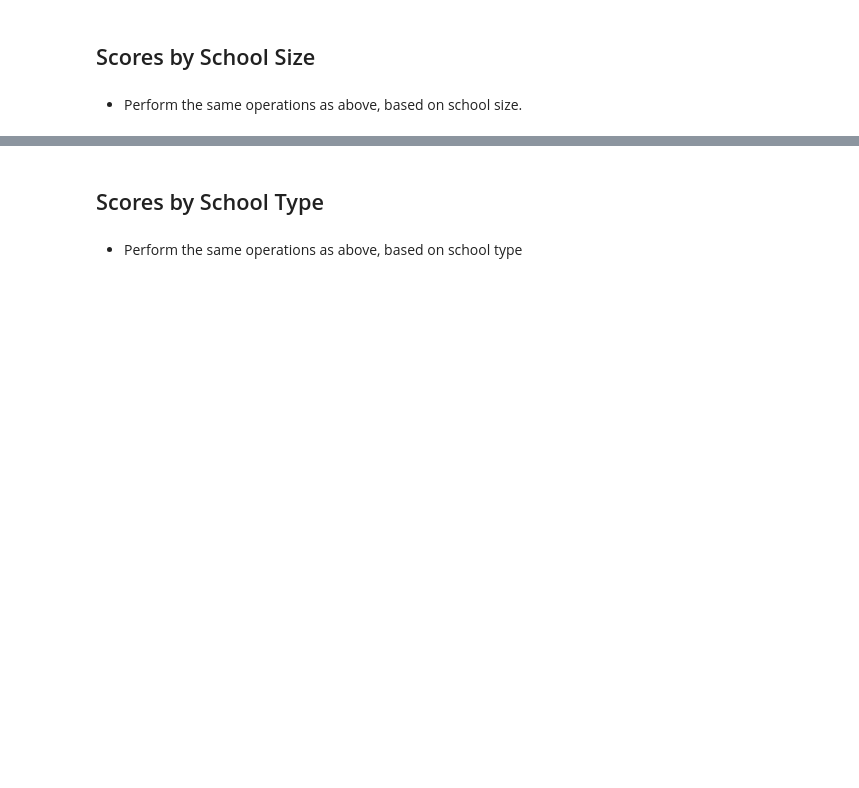
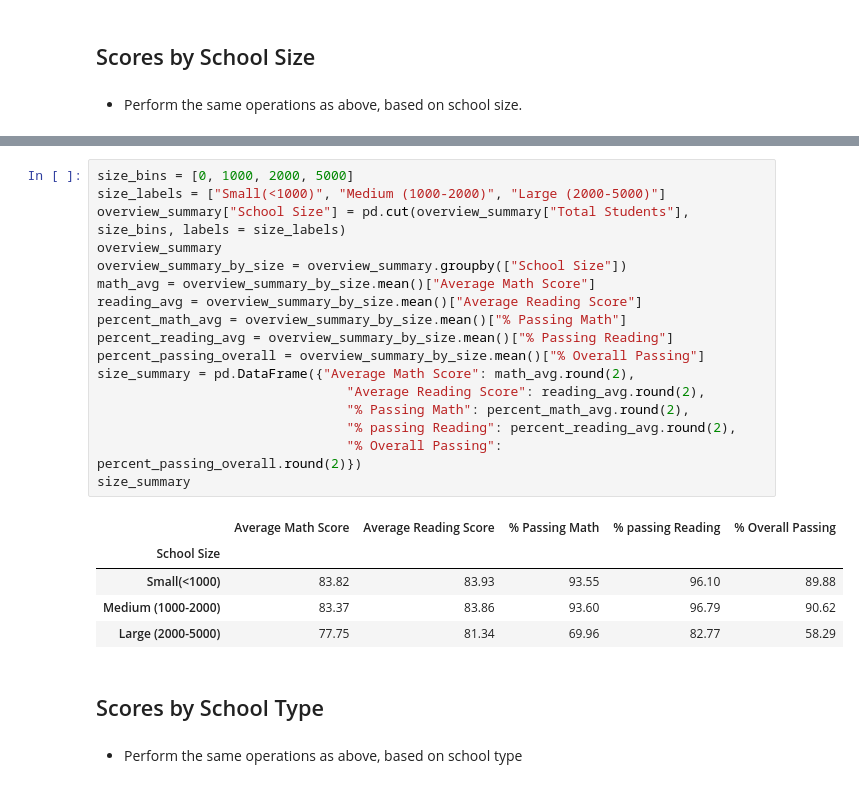
Before and after one commit to shreeniv/pandas-challenge, a Jupyter notebook: PyCitySchools/PyCitySchools_starter-Copy1.ipynb, the cells around one changed output, grey strips where cells are left out. Drawn from its saved outputs; the diff is of its cells as text; blank space fills up the shorter version.

```diff
--- a/PyCitySchools/PyCitySchools_starter-Copy1.ipynb
+++ b/PyCitySchools/PyCitySchools_starter-Copy1.ipynb
@@ -289,3 +311,26 @@ reading_grade
+# %%
+size_bins = [0, 1000, 2000, 5000]
+size_labels = ["Small(<1000)", "Medium (1000-2000)", "Large (2000-5000)"]
+overview_summary["School Size"] = pd.cut(overview_summary["Total Students"], size_bins, labels = size_labels)
+overview_summary
+overview_summary_by_size = overview_summary.groupby(["School Size"])
+math_avg = overview_summary_by_size.mean()["Average Math Score"]
+reading_avg = overview_summary_by_size.mean()["Average Reading Score"]
+percent_math_avg = overview_summary_by_size.mean()["% Passing Math"]
+percent_reading_avg = overview_summary_by_size.mean()["% Passing Reading"]
+percent_passing_overall = overview_summary_by_size.mean()["% Overall Passing"]
+size_summary = pd.DataFrame({"Average Math Score": math_avg.round(2),
+                                "Average Reading Score": reading_avg.round(2),
+                                "% Passing Math": percent_math_avg.round(2),
+                                "% passing Reading": percent_reading_avg.round(2),
+                                "% Overall Passing": percent_passing_overall.round(2)})
+size_summary
+# %% [output]
+|  | Average Math Score | Average Reading Score | % Passing Math | % passing Reading | % Overall Passing |
+| School Size |  |  |  |  |  |
+| Small(<1000) | 83.82 | 83.93 | 93.55 | 96.10 | 89.88 |
+| Medium (1000-2000) | 83.37 | 83.86 | 93.60 | 96.79 | 90.62 |
+| Large (2000-5000) | 77.75 | 81.34 | 69.96 | 82.77 | 58.29 |
 # %% [markdown]
 ## Scores by School Type
 # %% [markdown]
```
Also changed, not shown: parts of 8 cells of this notebook.
